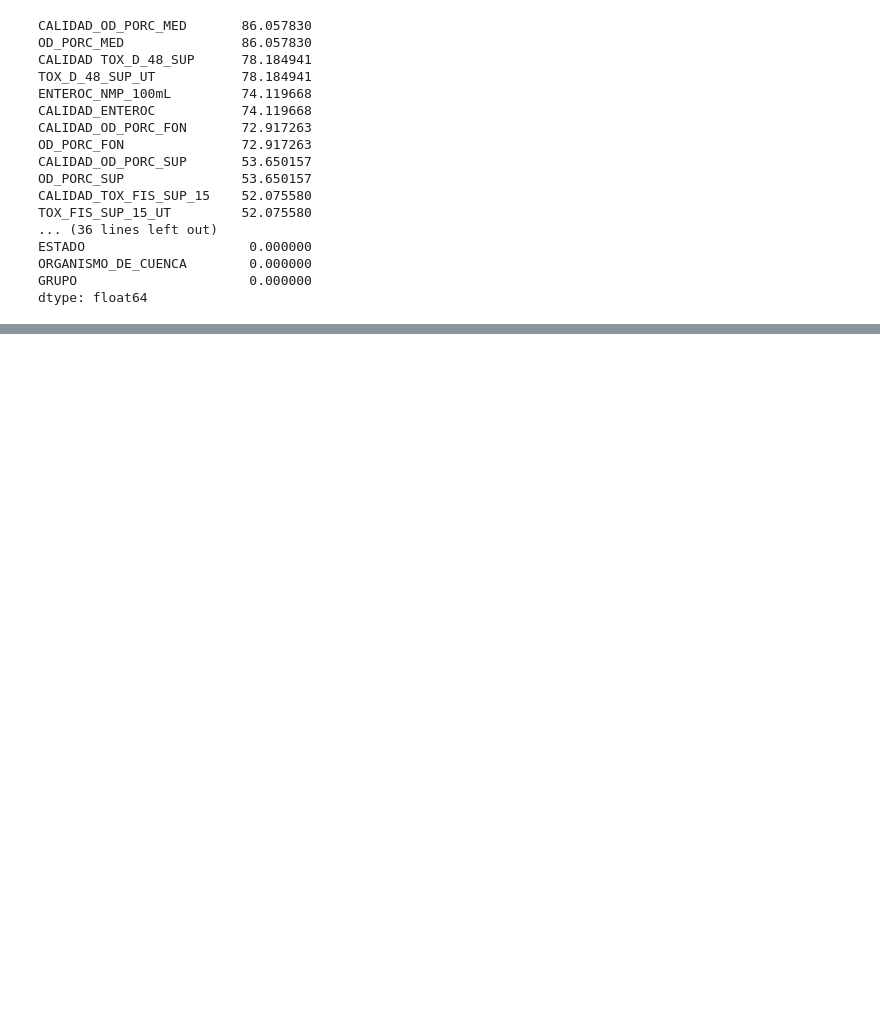
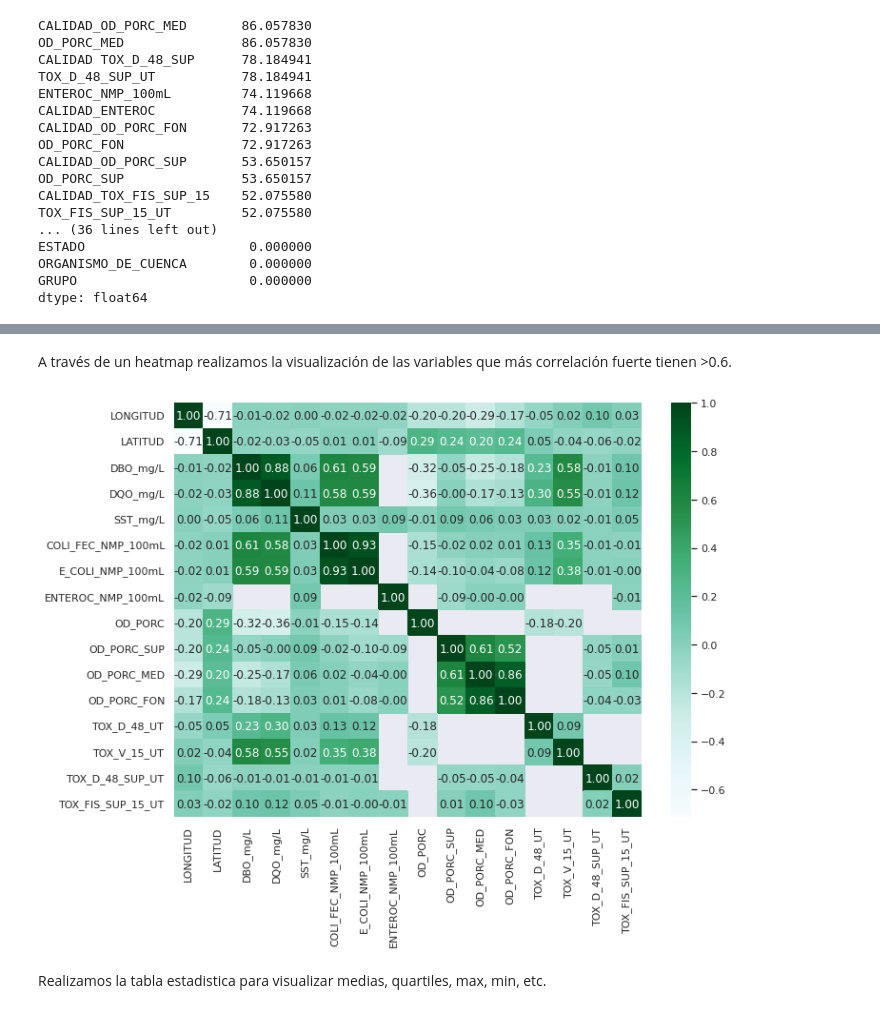
Before and after one commit to PosgradoMNA/actividades-del-projecto-equipo-103-mna, a Jupyter notebook: Limpieza,_análisis,_visualización_y_Kmeans.ipynb, the cells around one changed output, grey strips where cells are left out. Cells and saved outputs as stored; diff of their text form; code cells hidden in the pictures; blank space fills up the shorter version.

```diff
--- a/Limpieza,_análisis,_visualización_y_Kmeans.ipynb
+++ b/Limpieza,_análisis,_visualización_y_Kmeans.ipynb
@@ -207,0 +240,8 @@ dtype: float64
+# %%
+replacement_mapping_dict = {
+    "<1": "0.99",
+    "<10": "9.99",
+    "<3": "2.99",
+    "<2": "1.99",
+}
+dfAguas.replace(replacement_mapping_dict, inplace = True)
@@ -207,0 +250,17 @@ dtype: float64
+# %%
+dfAguas["PERIODO"] = dfAguas["PERIODO"].astype("category")
+dfAguas["DBO_mg/L"] = dfAguas["DBO_mg/L"].astype("float64")
+dfAguas["DQO_mg/L"] = dfAguas["DQO_mg/L"].astype("float64")
+dfAguas["SST_mg/L"] = dfAguas["SST_mg/L"].astype("float64")
+dfAguas["COLI_FEC_NMP_100mL"] = dfAguas["COLI_FEC_NMP_100mL"].astype("float64")
+dfAguas["E_COLI_NMP_100mL"] = dfAguas["E_COLI_NMP_100mL"].astype("float64")
+dfAguas["ENTEROC_NMP_100mL"] = dfAguas["ENTEROC_NMP_100mL"].astype("float64")
+dfAguas["OD_PORC"] = dfAguas["OD_PORC"].astype("float64")
+dfAguas["OD_PORC_SUP"] = dfAguas["OD_PORC_SUP"].astype("float64")
+dfAguas["OD_PORC_MED"] = dfAguas["OD_PORC_MED"].astype("float64")
+dfAguas["OD_PORC_FON"] = dfAguas["OD_PORC_FON"].astype("float64")
+dfAguas["TOX_D_48_UT"] = dfAguas["TOX_D_48_UT"].astype("float64")
+dfAguas["TOX_V_15_UT"] = dfAguas["TOX_V_15_UT"].astype("float64")
+dfAguas["TOX_D_48_SUP_UT"] = dfAguas["TOX_D_48_SUP_UT"].astype("float64")
+dfAguas["TOX_FIS_SUP_15_UT"] = dfAguas["TOX_FIS_SUP_15_UT"].astype("float64")
+dfAguas.dtypes
@@ -207,0 +307,11 @@ dtype: float64
+# %% [markdown]
+A través de un heatmap realizamos la visualización de las variables que más correlación fuerte tienen >0.6.
+# %%
+sns.set(rc={'figure.figsize':(11,8)})
+Correlacion= dfAguas.corr(method='pearson')
+sns.heatmap(Correlacion, cmap='BuGn',annot= True, fmt='.2f')
+plt.show()
+# %% [output]
+[figure, added]
+# %% [markdown]
+Realizamos la tabla estadistica para visualizar medias, quartiles, max, min, etc.
```
Also changed, not shown: parts of 35 cells of this notebook.
